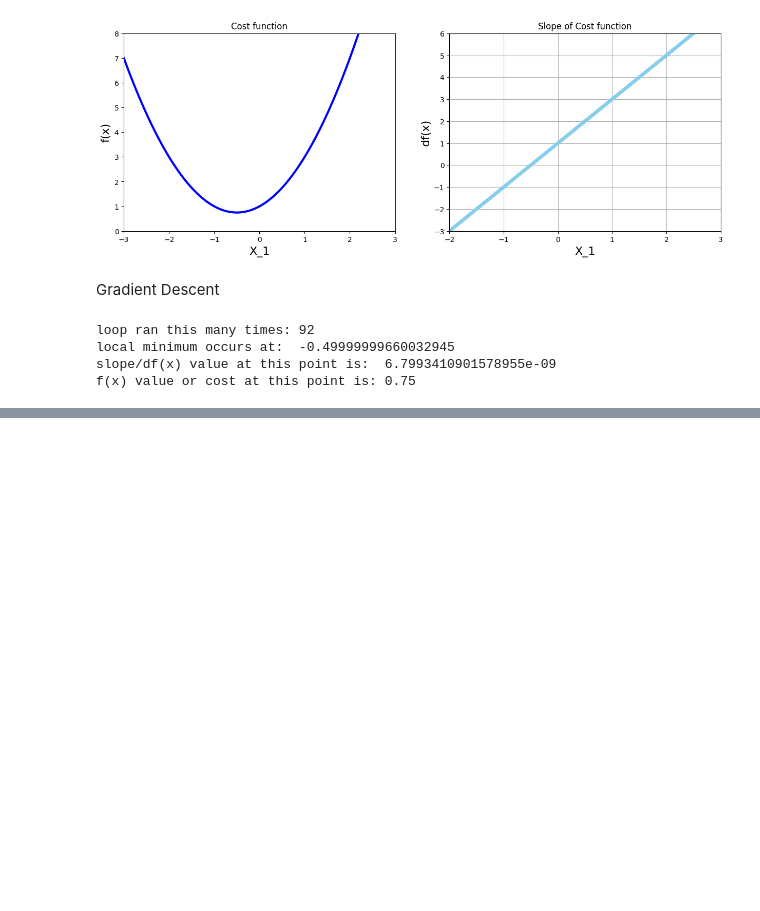
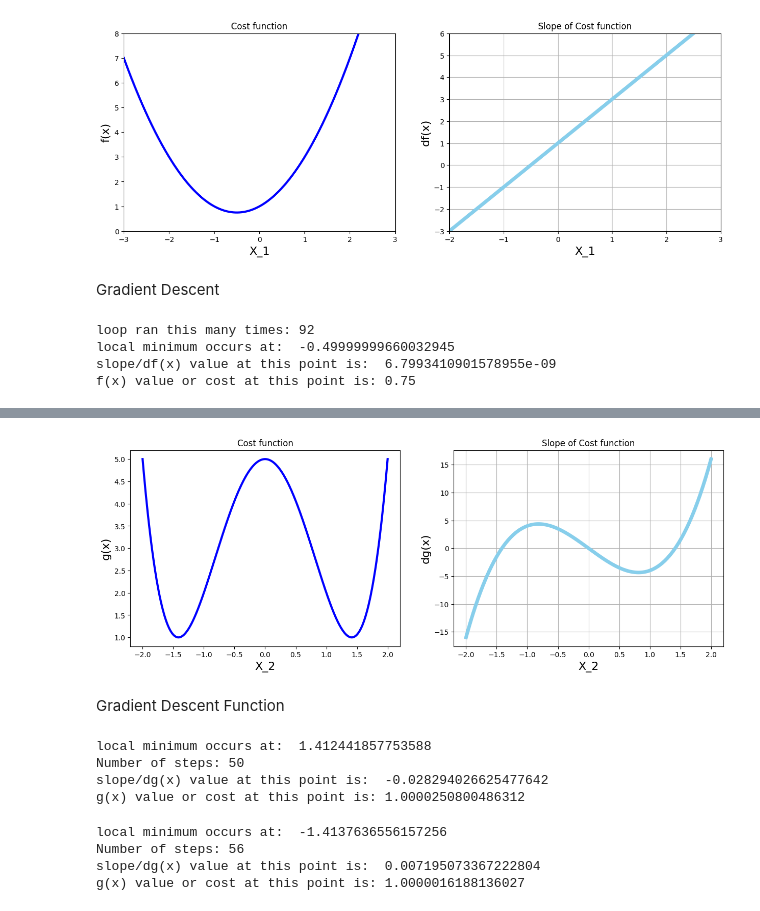
Before and after one commit to DillonDepala/IntroToOptimisationAndGradientDescentAlgorithm, a Jupyter notebook: Gradient_Descent.ipynb, the cells around one changed output, grey strips where cells are left out. Saved outputs shown, nothing was run; the diff lists cells and outputs as text; code cells hidden in the pictures; blank space fills up the shorter version.

```diff
--- a/Gradient_Descent.ipynb
+++ b/Gradient_Descent.ipynb
@@ -131,0 +136,39 @@ plt.show()
+# %%
+# Generate data
+x_2 = np.linspace(start=-2, stop=2, num=1000)
+
+#Create g(x) function and dg(x) function
+def g(x):
+    return x**4 - 4*x**2 + 5
+
+def dg(x):
+    return 4*x**3 - 8*x
+# %%
+# Plot  cost function and derivative of cost function side by side
+
+plt.figure(figsize=[15,5])
+
+#Plot 1 -  Cost function
+plt.subplot(1, 2, 1)
+
+
+plt.title('Cost function')
+plt.xlabel('X_2', fontsize=16)
+plt.ylabel('g(x)', fontsize=16)
+plt.plot(x_2, g(x_2), color='blue', linewidth=3)
+
+#Plot 2 - Derivative
+plt.subplot(1, 2, 2)
+
+
+plt.grid()
+plt.title('Slope of Cost function')
+plt.xlabel('X_2', fontsize=16)
+plt.ylabel('dg(x)', fontsize=16)
+plt.plot(x_2, dg(x_2), color='skyblue', linewidth=5)
+
+plt.show()
+# %% [output]
+[figure, added]
+# %% [markdown]
+Gradient Descent Function
@@ -131,0 +198,24 @@ plt.show()
+# %%
+local_min, list_x, deriv_list = gradient_descent(derivative_func=dg, initial_guess=0.01)
+
+print("local minimum occurs at: ", local_min)
+print("Number of steps:", len(list_x))
+print("slope/dg(x) value at this point is: ", dg(local_min))
+print("g(x) value or cost at this point is:", g(local_min))
+# %% [output]
+local minimum occurs at:  1.412441857753588
+Number of steps: 50
+slope/dg(x) value at this point is:  -0.028294026625477642
+g(x) value or cost at this point is: 1.0000250800486312
+# %%
+local_min, list_x, deriv_list = gradient_descent(derivative_func=dg, initial_guess=-0.5, muliplier=0.01, precision=0.0001)
+
+print("local minimum occurs at: ", local_min)
+print("Number of steps:", len(list_x))
+print("slope/dg(x) value at this point is: ", dg(local_min))
+print("g(x) value or cost at this point is:", g(local_min))
+# %% [output]
+local minimum occurs at:  -1.4137636556157256
+Number of steps: 56
+slope/dg(x) value at this point is:  0.007195073367222804
+g(x) value or cost at this point is: 1.0000016188136027
```
Also changed, not shown: parts of 4 cells of this notebook.
